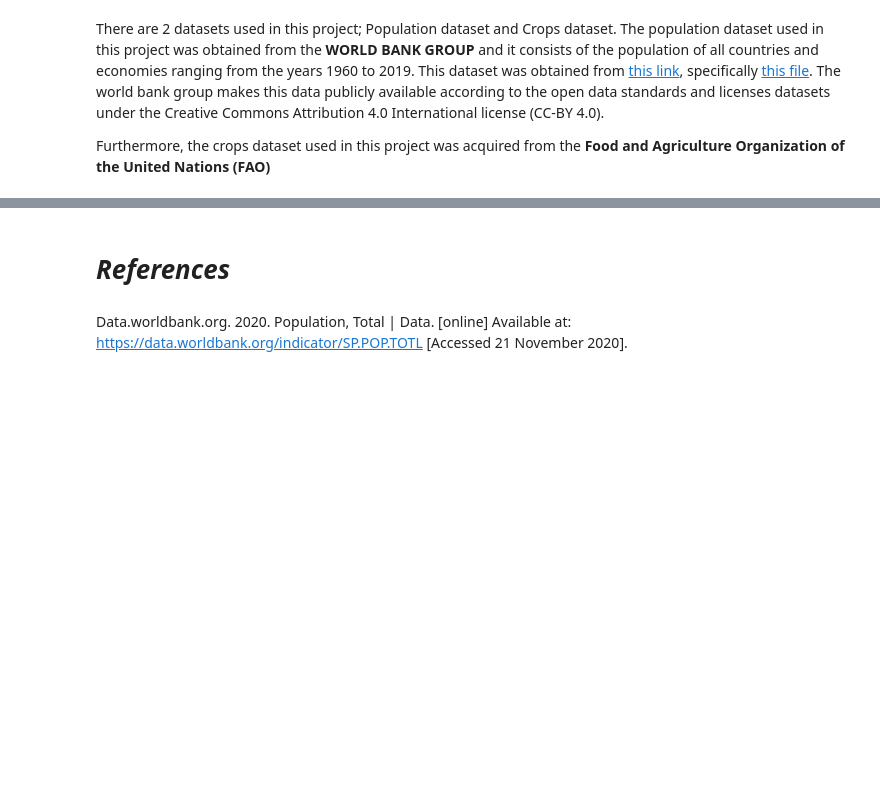
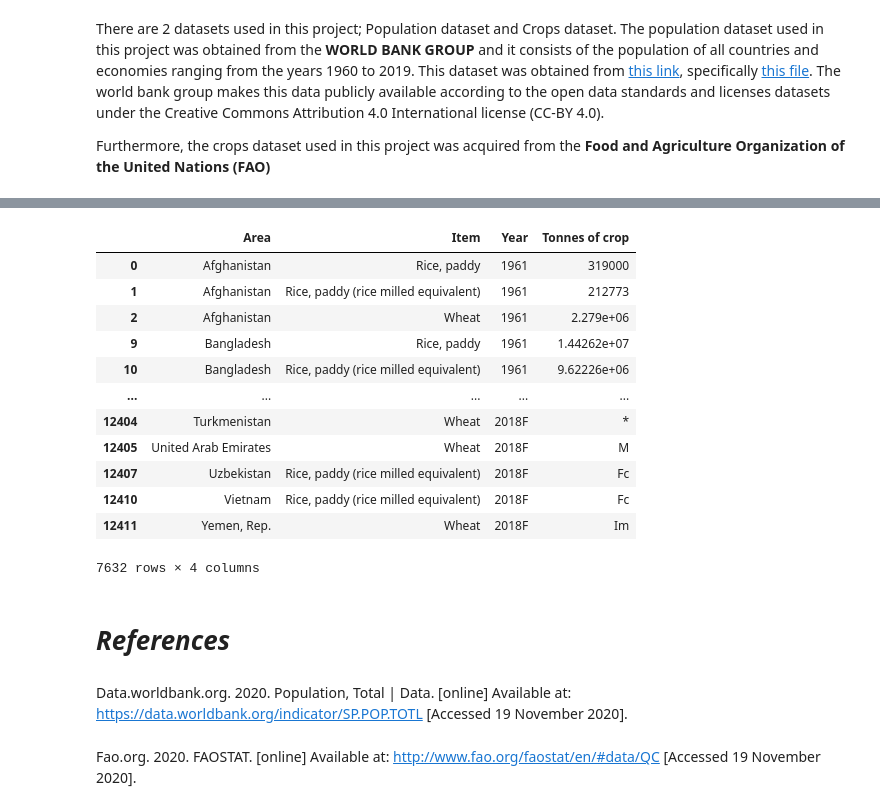
Before and after one commit to rahulkuriyedath/Breast-Cancer-Prediction, a Jupyter notebook: src/EDA.ipynb, the cells around one changed output, grey strips where cells are left out. Saved outputs shown, nothing was run; the diff lists cells and outputs as text; code cells hidden in the pictures; blank space fills up the shorter version.

```diff
--- a/src/EDA.ipynb
+++ b/src/EDA.ipynb
@@ -10,4 +98,58 @@ Furthermore, the crops dataset used in this project was acquired from the **Food
+# %%
+# Code Attributed to Saule
+
+paddy_wheat = crop_untidy.loc[(crop_untidy['Item Code'].isin(['15', '27', '30'])) & (crop_untidy['Element Code'] == 5510)].drop(
+                               columns=['Element Code', 'Element', 'Unit', 'Item Code', 'Area Code'])
+
+paddy_wheat_melt = paddy_wheat.melt(id_vars = ['Area', 'Item'],
+                                    var_name = 'Year',
+                                    value_name = 'Tonnes of crop').dropna()
+
+paddy_wheat_melt['Year'] = paddy_wheat_melt['Year'].str.replace('Y', '')
+
+
+replace_countries = {'Viet Nam': 'Vietnam',
+                     'Yemen': 'Yemen, Rep.',
+                     'China, Hong Kong SAR': 'China',
+                     'China, Taiwan Province of': 'China',
+                     'China, mainland': 'China',
+                     'Republic of Korea': 'Korea, Rep.',
+                     'Democratic People\'s Republic of Korea': 'Korea, Dem. People’s Rep.',
+                     'Iran (Islamic Republic of)': 'Iran, Islamic Rep.',
+                     'Kyrgyzstan': 'Kyrgyz Republic',
+                     'Lao People\'s Democratic Republic': 'Lao PDR'}
+
+paddy_wheat_melt = paddy_wheat_melt.replace({"Area": replace_countries})
+
+paddy_wheat_melt
+
+#paddy_wheat_table = paddy_wheat_melt.pivot_table(values=['Tonnes of crop'], index=['Area', 'Year'], columns=['Item']).reset_index()
+
+
+#paddy_wheat_table.columns = ['Country', 'Year', 'Paddy_1', 'Paddy_2', 'Wheat']
+
+#paddy_wheat_table['Paddy'] = paddy_wheat_table['Paddy_1'] + paddy_wheat_table['Paddy_2']
+
+#paddy_wheat_table = paddy_wheat_table.drop(columns = ['Paddy_1', 'Paddy_2'])
+
+#paddy_wheat_table
+# %% [output]
+|  | Area | Item | Year | Tonnes of crop |
+| 0 | Afghanistan | Rice, paddy | 1961 | 319000 |
+| 1 | Afghanistan | Rice, paddy (rice milled equivalent) | 1961 | 212773 |
+| 2 | Afghanistan | Wheat | 1961 | 2.279e+06 |
+| 9 | Bangladesh | Rice, paddy | 1961 | 1.44262e+07 |
+| 10 | Bangladesh | Rice, paddy (rice milled equivalent) | 1961 | 9.62226e+06 |
+| ... | ... | ... | ... | ... |
+| 12404 | Turkmenistan | Wheat | 2018F | * |
+| 12405 | United Arab Emirates | Wheat | 2018F | M |
+| 12407 | Uzbekistan | Rice, paddy (rice milled equivalent) | 2018F | Fc |
+| 12410 | Vietnam | Rice, paddy (rice milled equivalent) | 2018F | Fc |
+| 12411 | Yemen, Rep. | Wheat | 2018F | Im |
+7632 rows × 4 columns
 # %% [markdown]
 # _References_
 # %% [markdown]
-Data.worldbank.org. 2020. Population, Total | Data. [online] Available at: <https://data.worldbank.org/indicator/SP.POP.TOTL> [Accessed 21 November 2020].
+Data.worldbank.org. 2020. Population, Total | Data. [online] Available at: <https://data.worldbank.org/indicator/SP.POP.TOTL> [Accessed 19 November 2020].
+# %% [markdown]
+Fao.org. 2020. FAOSTAT. [online] Available at: <http://www.fao.org/faostat/en/#data/QC> [Accessed 19 November 2020].
```
Also changed, not shown: parts of 10 cells of this notebook.
